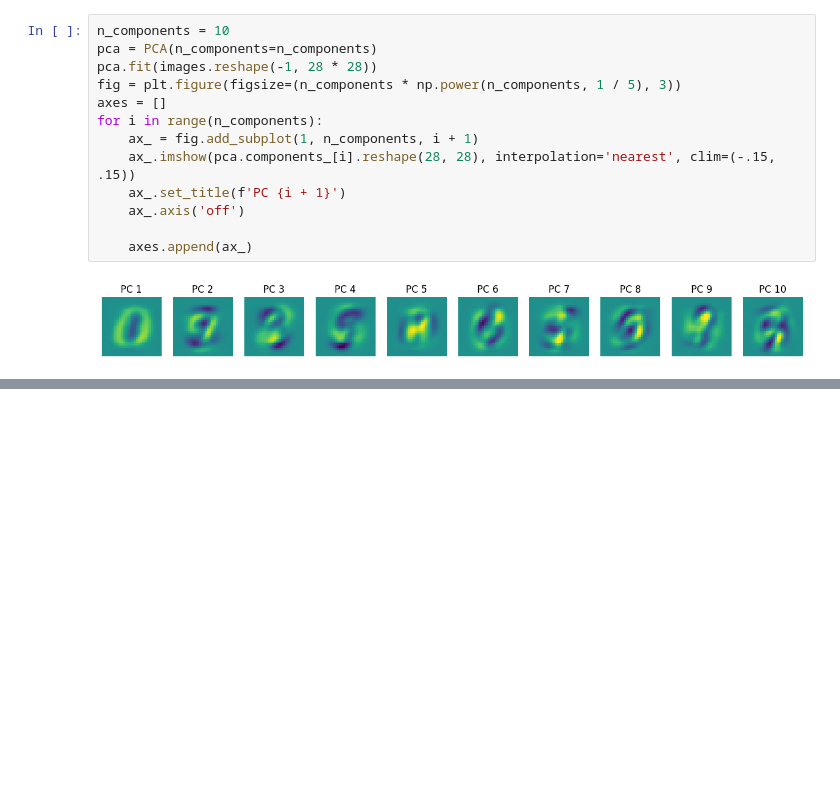
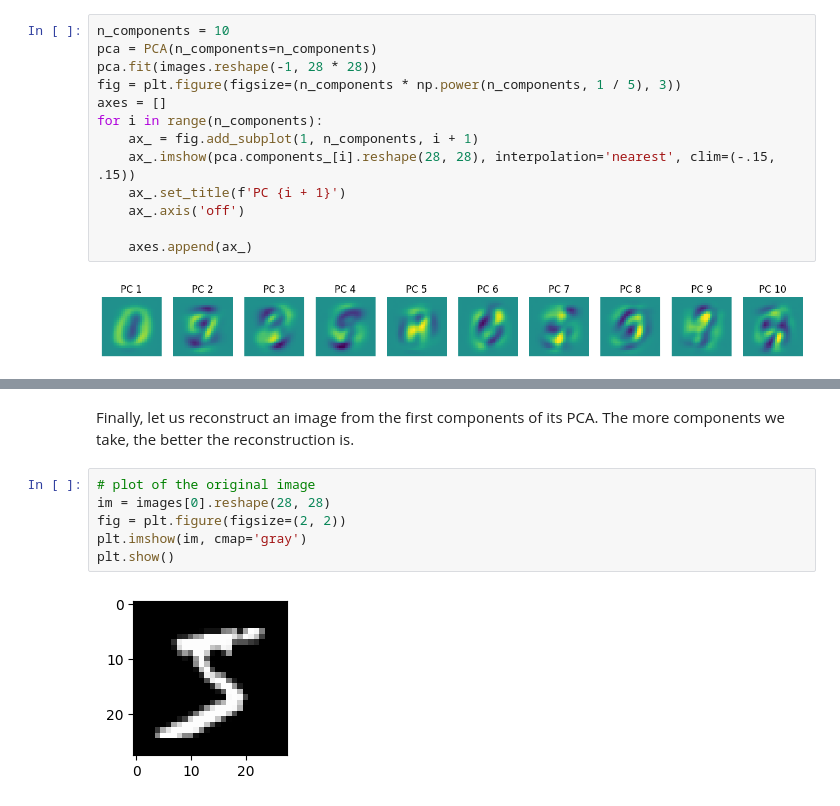
Before and after one commit to vcastin/teaching, a Jupyter notebook: TP_6_bis.ipynb, the cells around one changed output, grey strips where cells are left out. Drawn from its saved outputs; the diff is of its cells as text; blank space fills up the shorter version.

```diff
--- a/TP_6_bis.ipynb
+++ b/TP_6_bis.ipynb
@@ -46,0 +79,10 @@ for i in range(n_components):
+# %% [markdown]
+Finally, let us reconstruct an image from the first components of its PCA. The more components we take, the better the reconstruction is.
+# %%
+# plot of the original image
+im = images[0].reshape(28, 28)
+fig = plt.figure(figsize=(2, 2))
+plt.imshow(im, cmap='gray')
+plt.show()
+# %% [output]
+[figure, added]
```
Also changed, not shown: parts of 8 cells of this notebook, 1 other file.
